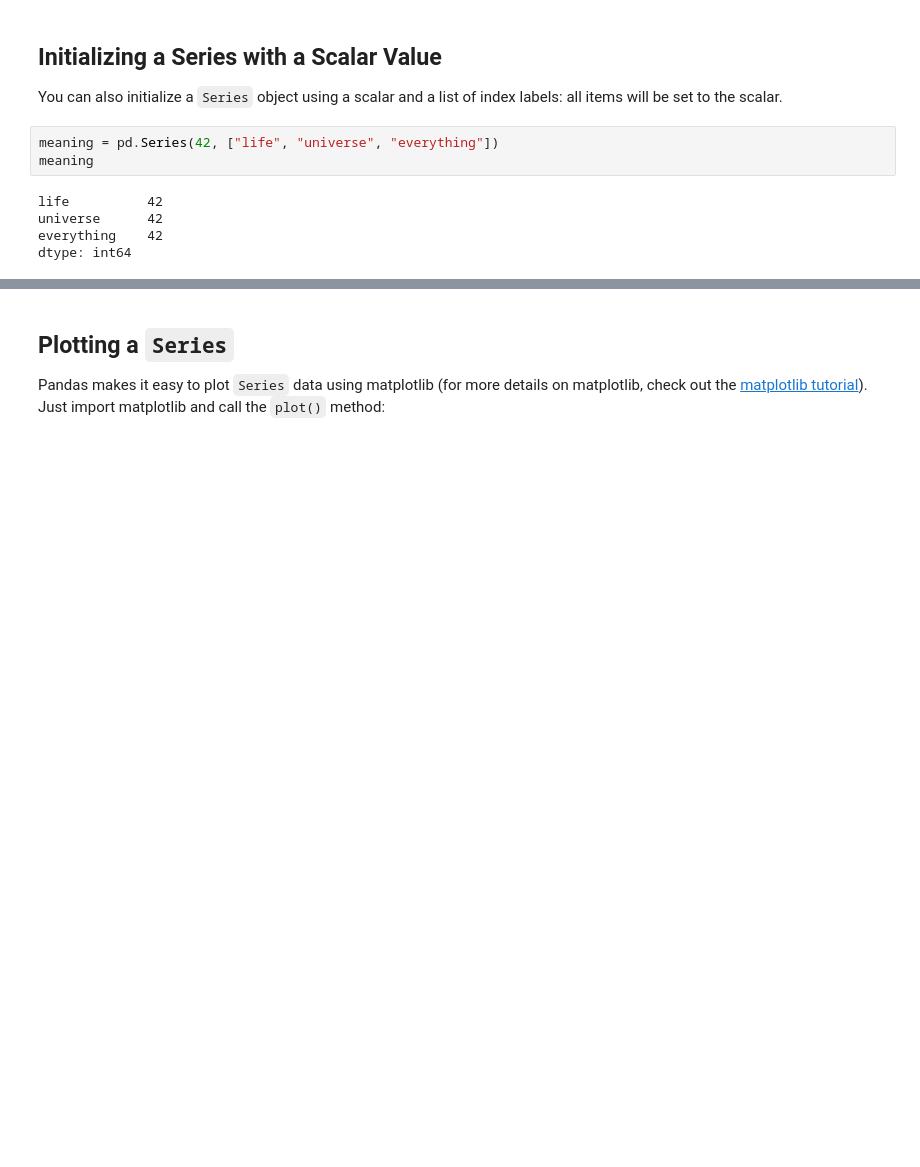
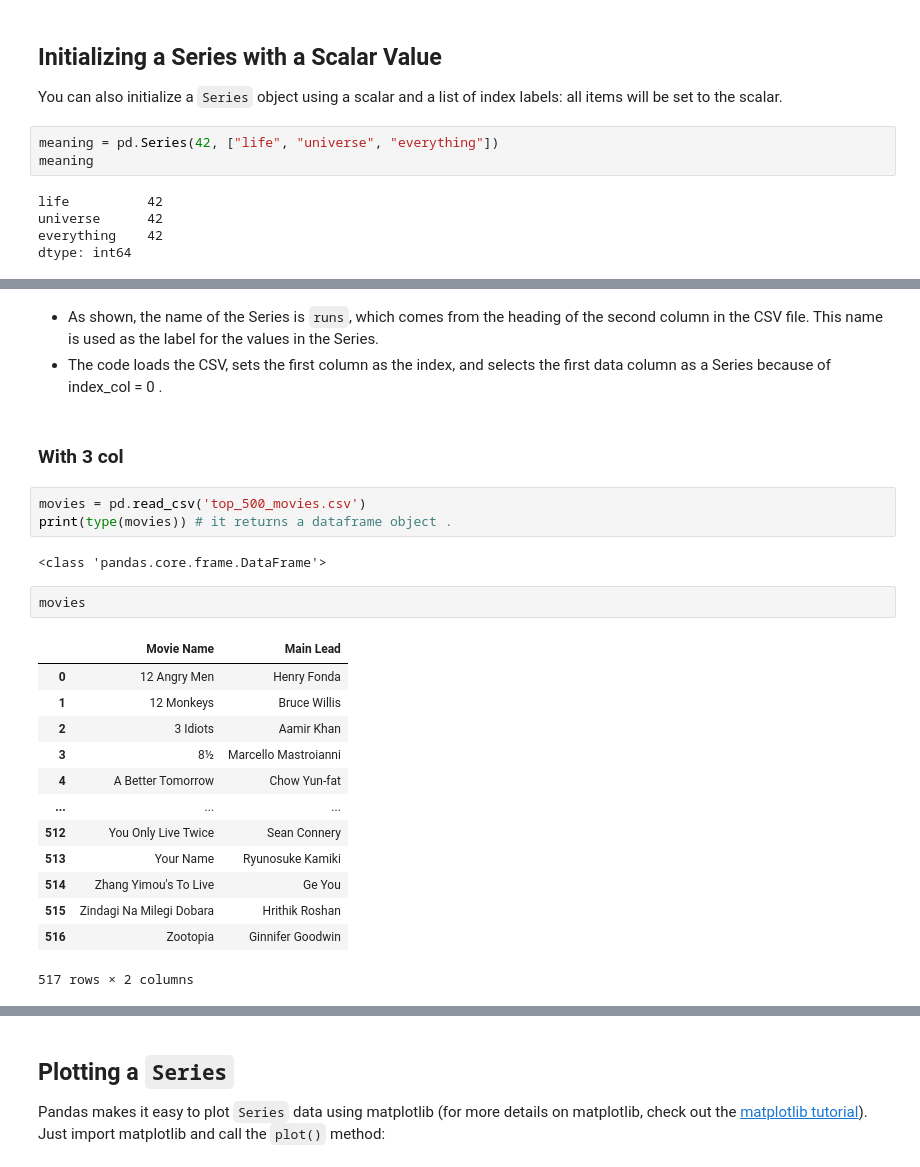
Before and after one commit to DevRitesh08/0.-Preparatory-Topics-for-ML, a Jupyter notebook: Pandas/tools_pandas.ipynb, the cells around one changed output, grey strips where cells are left out. Saved outputs shown, nothing was run; the diff lists cells and outputs as text; blank space fills up the shorter version.

```diff
--- a/Pandas/tools_pandas.ipynb
+++ b/Pandas/tools_pandas.ipynb
@@ -355,0 +480,26 @@ dtype: int64
+# %% [markdown]
+- As shown, the name of the Series is `runs`, which comes from the heading of the second column in the CSV file. This name is used as the label for the values in the Series.
+- The code loads the CSV, sets the first column as the index, and selects the first data column as a Series because of index_col = 0 .
+# %% [markdown]
+### With 3 col
+# %%
+movies = pd.read_csv('top_500_movies.csv')
+print(type(movies)) # it returns a dataframe object .
+# %% [output]
+<class 'pandas.core.frame.DataFrame'>
+# %%
+movies
+# %% [output]
+|  | Movie Name | Main Lead |
+| 0 | 12 Angry Men | Henry Fonda |
+| 1 | 12 Monkeys | Bruce Willis |
+| 2 | 3 Idiots | Aamir Khan |
+| 3 | 8½ | Marcello Mastroianni |
+| 4 | A Better Tomorrow | Chow Yun-fat |
+| ... | ... | ... |
+| 512 | You Only Live Twice | Sean Connery |
+| 513 | Your Name | Ryunosuke Kamiki |
+| 514 | Zhang Yimou's To Live | Ge You |
+| 515 | Zindagi Na Milegi Dobara | Hrithik Roshan |
+| 516 | Zootopia | Ginnifer Goodwin |
+517 rows × 2 columns
```
Also changed, not shown: parts of 106 cells of this notebook, 5 other files.
